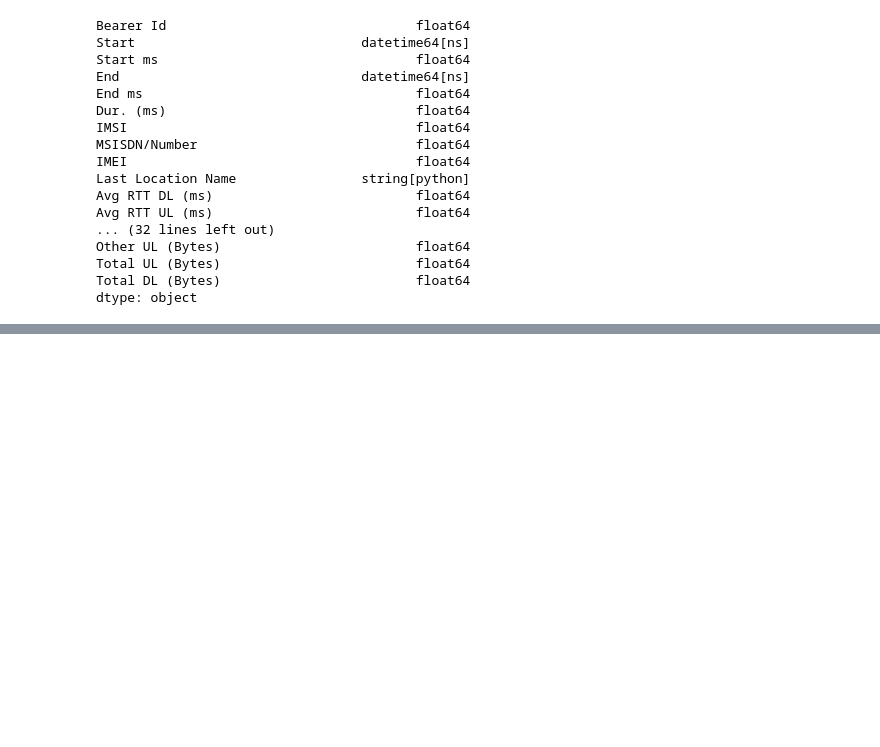
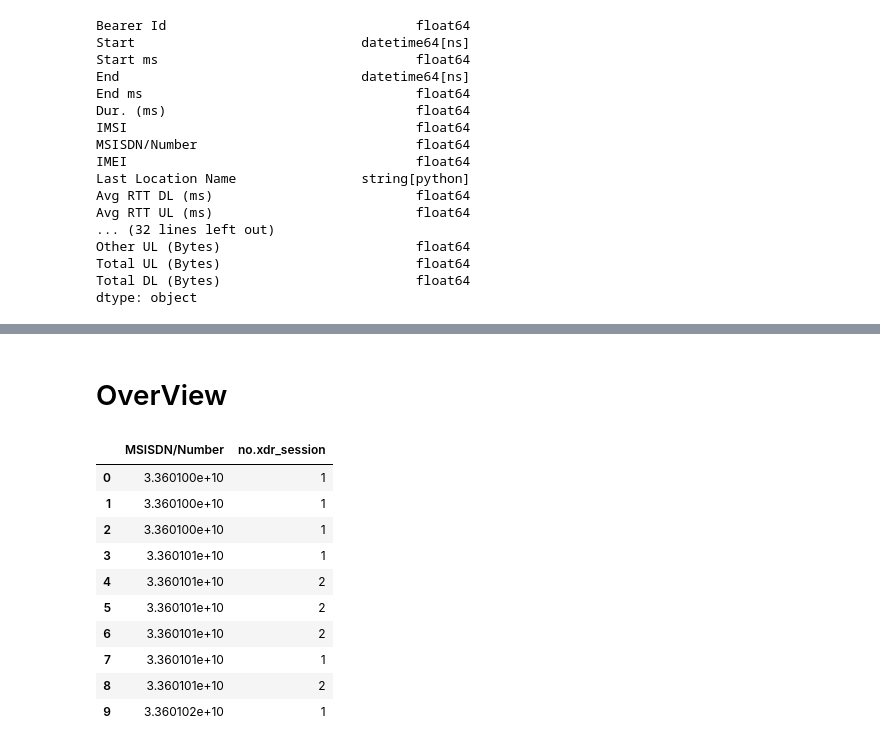
Before and after one commit to nadnes/week-2, a Jupyter notebook: notebooks/user overview analysis.ipynb, the cells around one changed output, grey strips where cells are left out. Cells and saved outputs as stored; diff of their text form; code cells hidden in the pictures; blank space fills up the shorter version.

```diff
--- a/notebooks/user overview analysis.ipynb
+++ b/notebooks/user overview analysis.ipynb
@@ -464,0 +530,20 @@ dtype: object
+# %% [markdown]
+# OverView
+# %%
+#number of xDR sessions
+xdr_session = df.groupby('MSISDN/Number').agg({'Bearer Id': 'count' }).reset_index()
+xdr_session['no.xdr_session'] = xdr_session['Bearer Id']
+xdr2 = xdr_session.groupby('MSISDN/Number').agg({'no.xdr_session': 'sum'}).reset_index()
+xdr2.head(10)
+# %% [output]
+|  | MSISDN/Number | no.xdr_session |
+| 0 | 3.360100e+10 | 1 |
+| 1 | 3.360100e+10 | 1 |
+| 2 | 3.360100e+10 | 1 |
+| 3 | 3.360101e+10 | 1 |
+| 4 | 3.360101e+10 | 2 |
+| 5 | 3.360101e+10 | 2 |
+| 6 | 3.360101e+10 | 2 |
+| 7 | 3.360101e+10 | 1 |
+| 8 | 3.360101e+10 | 2 |
+| 9 | 3.360102e+10 | 1 |
```
Also changed, not shown: parts of 9 cells of this notebook, 1 other file.
